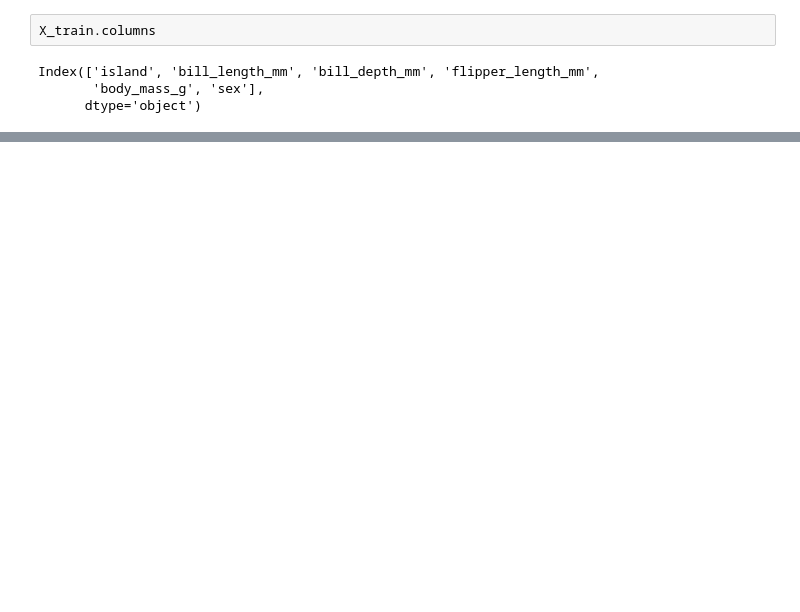
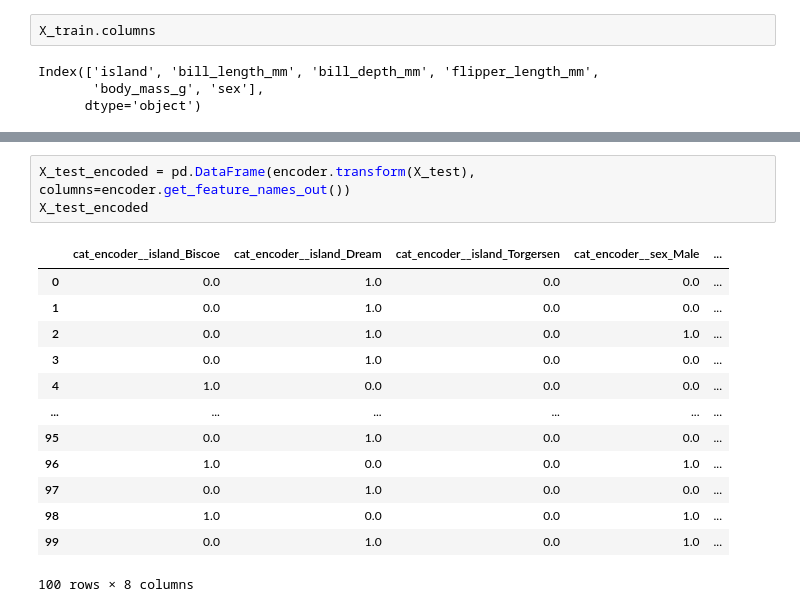
Before and after one commit to amandamaurell/google-cloud-package-classification, a Jupyter notebook: notebooks/simple_code.ipynb, the cells around one changed output, grey strips where cells are left out. Drawn from its saved outputs; the diff is of its cells as text; blank space fills up the shorter version.

```diff
--- a/notebooks/simple_code.ipynb
+++ b/notebooks/simple_code.ipynb
@@ -193,0 +197,17 @@ array(['island_Biscoe', 'island_Dream', 'island_Torgersen', 'sex_Male'],
+# %%
+X_test_encoded = pd.DataFrame(encoder.transform(X_test), columns=encoder.get_feature_names_out())
+X_test_encoded
+# %% [output]
+|  | cat_encoder__island_Biscoe | cat_encoder__island_Dream | cat_encoder__island_Torgersen | cat_encoder__sex_Male | ... |
+| 0 | 0.0 | 1.0 | 0.0 | 0.0 | ... |
+| 1 | 0.0 | 1.0 | 0.0 | 0.0 | ... |
+| 2 | 0.0 | 1.0 | 0.0 | 1.0 | ... |
+| 3 | 0.0 | 1.0 | 0.0 | 0.0 | ... |
+| 4 | 1.0 | 0.0 | 0.0 | 0.0 | ... |
+| ... | ... | ... | ... | ... | ... |
+| 95 | 0.0 | 1.0 | 0.0 | 0.0 | ... |
+| 96 | 1.0 | 0.0 | 0.0 | 1.0 | ... |
+| 97 | 0.0 | 1.0 | 0.0 | 0.0 | ... |
+| 98 | 1.0 | 0.0 | 0.0 | 1.0 | ... |
+| 99 | 0.0 | 1.0 | 0.0 | 1.0 | ... |
+100 rows × 8 columns
```
Also changed, not shown: parts of 16 cells of this notebook, 1 other file.
